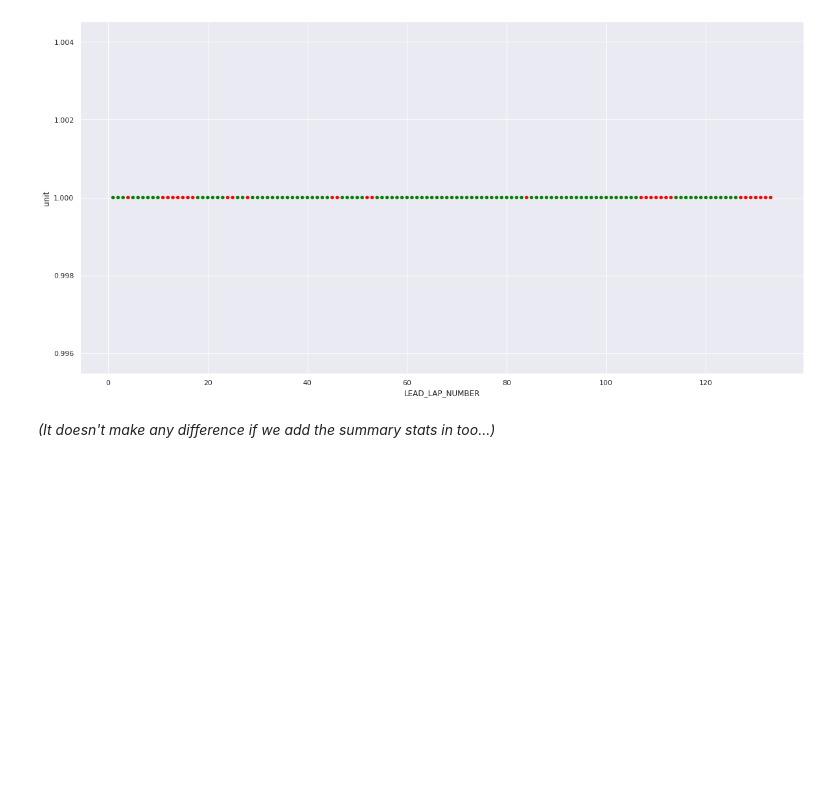
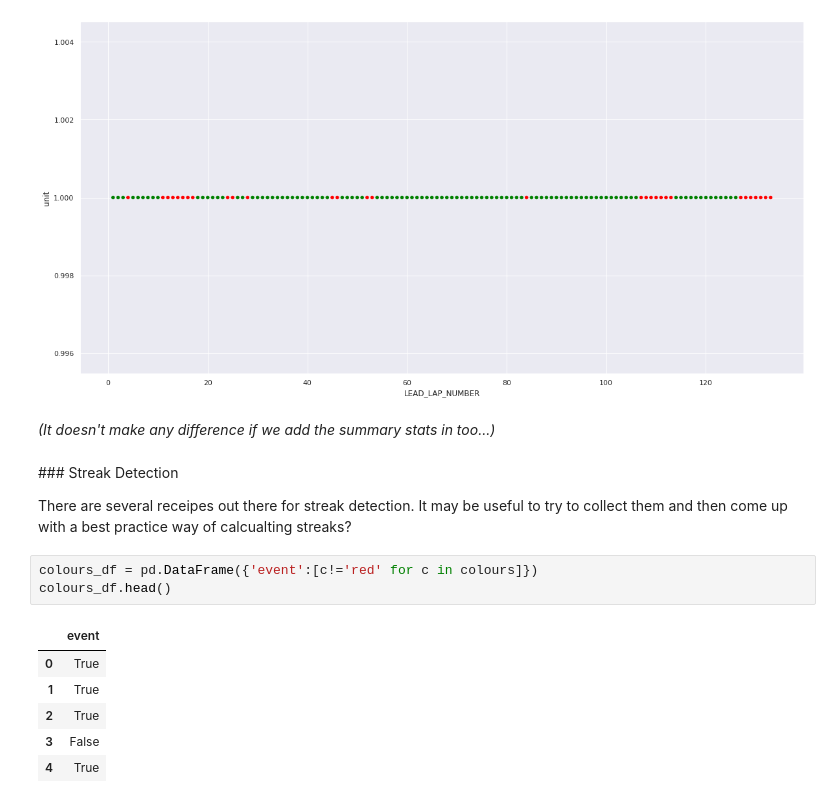
Before and after one commit to f1datajunkie/WEC, a Jupyter notebook: notebooks/Race Events.ipynb, the cells around one changed output. Drawn from its saved outputs; the diff is of its cells as text; blank space fills up the shorter version.

```diff
--- a/notebooks/Race Events.ipynb
+++ b/notebooks/Race Events.ipynb
@@ -269,3 +269,17 @@ laptimes_summary_stats.reset_index().plot(kind='scatter', x='LEAD_LAP_NUMBER', y
 [figure]
 # %% [markdown]
 *(It doesn't make any difference if we add the summary stats in too...)*
+# %% [markdown]
+### Streak Detection
+
+There are several receipes out there for streak detection. It may be useful to try to collect them and then come up with a best practice way of calcualting streaks?
+# %%
+colours_df = pd.DataFrame({'event':[c!='red' for c in colours]})
+colours_df.head()
+# %% [output]
+|  | event |
+| 0 | True |
+| 1 | True |
+| 2 | True |
+| 3 | False |
+| 4 | True |
```
Also changed, not shown: parts of 2 cells of this notebook, 1 other file.
